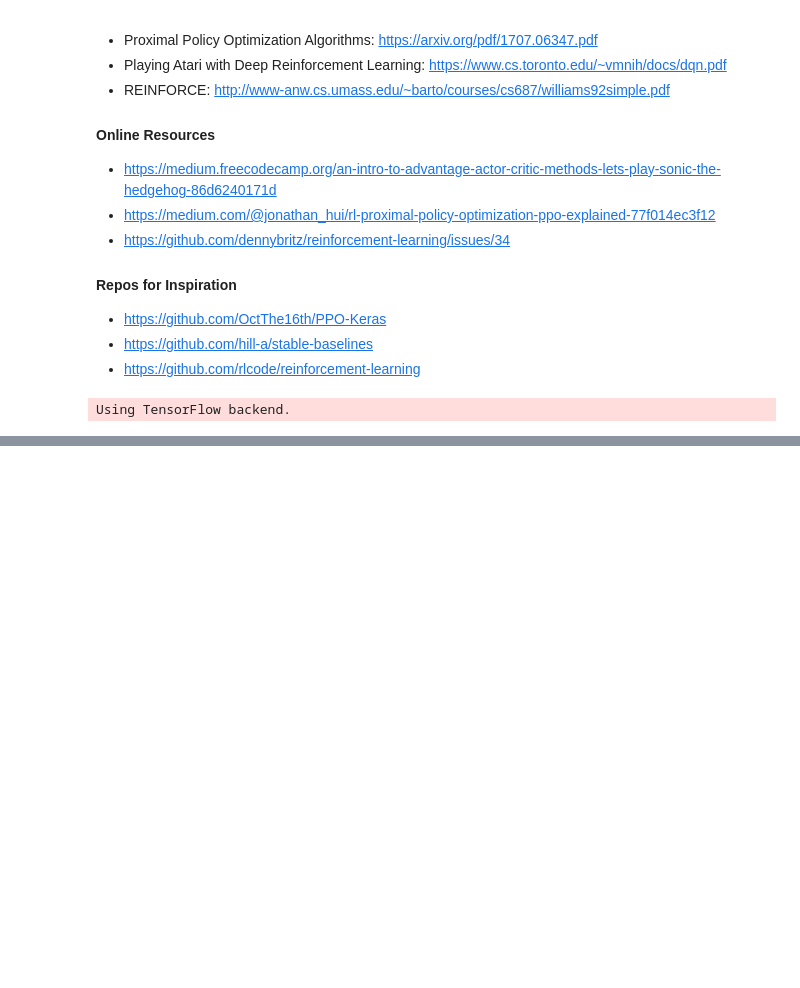
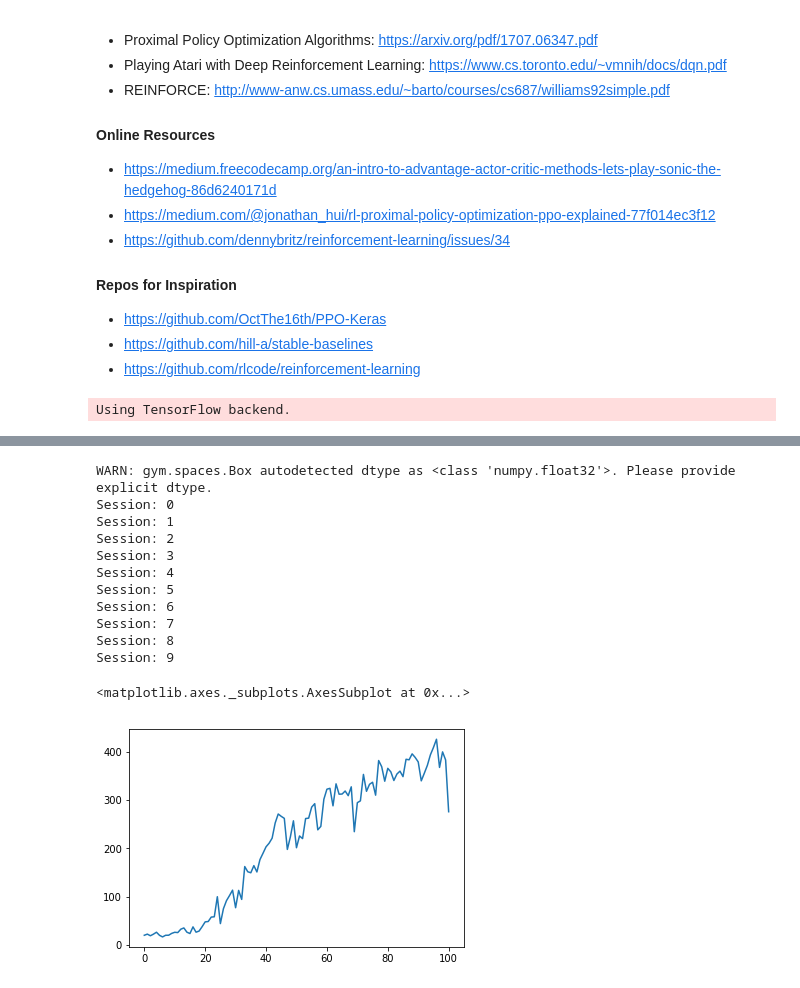
Before and after one commit to nathanmargaglio/Proximal-Policy-Optimization, a Jupyter notebook: Custom PPO.ipynb, the cells around one changed output, grey strips where cells are left out. Saved outputs shown, nothing was run; the diff lists cells and outputs as text; code cells hidden in the pictures; blank space fills up the shorter version.

```diff
--- a/Custom PPO.ipynb
+++ b/Custom PPO.ipynb
@@ -241,10 +450,30 @@ agent = Agent(n_actions=NUM_ACTS, n_obs=NUM_OBS)
 # %%
 import gym
 
 env_names = ['CartPole-v1', 'LunarLander-v2','Acrobot-v1', 'MountainCar-v0']
 env = gym.make(env_names[0])
 NUM_OBS = env.observation_space.shape[0]
 NUM_ACTS = env.action_space.n
-CUSTOM_ENVIRONMENT = False
 
-agent = Agent(n_actions=NUM_ACTS, n_obs=NUM_OBS)
+rhs = []
+for i in range(10):
+    print("Session:", i)
+    agent = Agent(n_actions=NUM_ACTS, n_obs=NUM_OBS)
+    rh = agent.run(env, 100)
+    rhs.append(pd.Series(rh))
+
+pd.concat(rhs, axis=1).mean(axis=1).plot()
+# %% [output]
+WARN: gym.spaces.Box autodetected dtype as <class 'numpy.float32'>. Please provide explicit dtype.
+Session: 0
+Session: 1
+Session: 2
+Session: 3
+Session: 4
+Session: 5
+Session: 6
+Session: 7
+Session: 8
+Session: 9
+<matplotlib.axes._subplots.AxesSubplot at 0x...>
+[figure, added]
```
Also changed, not shown: parts of 6 cells of this notebook.
